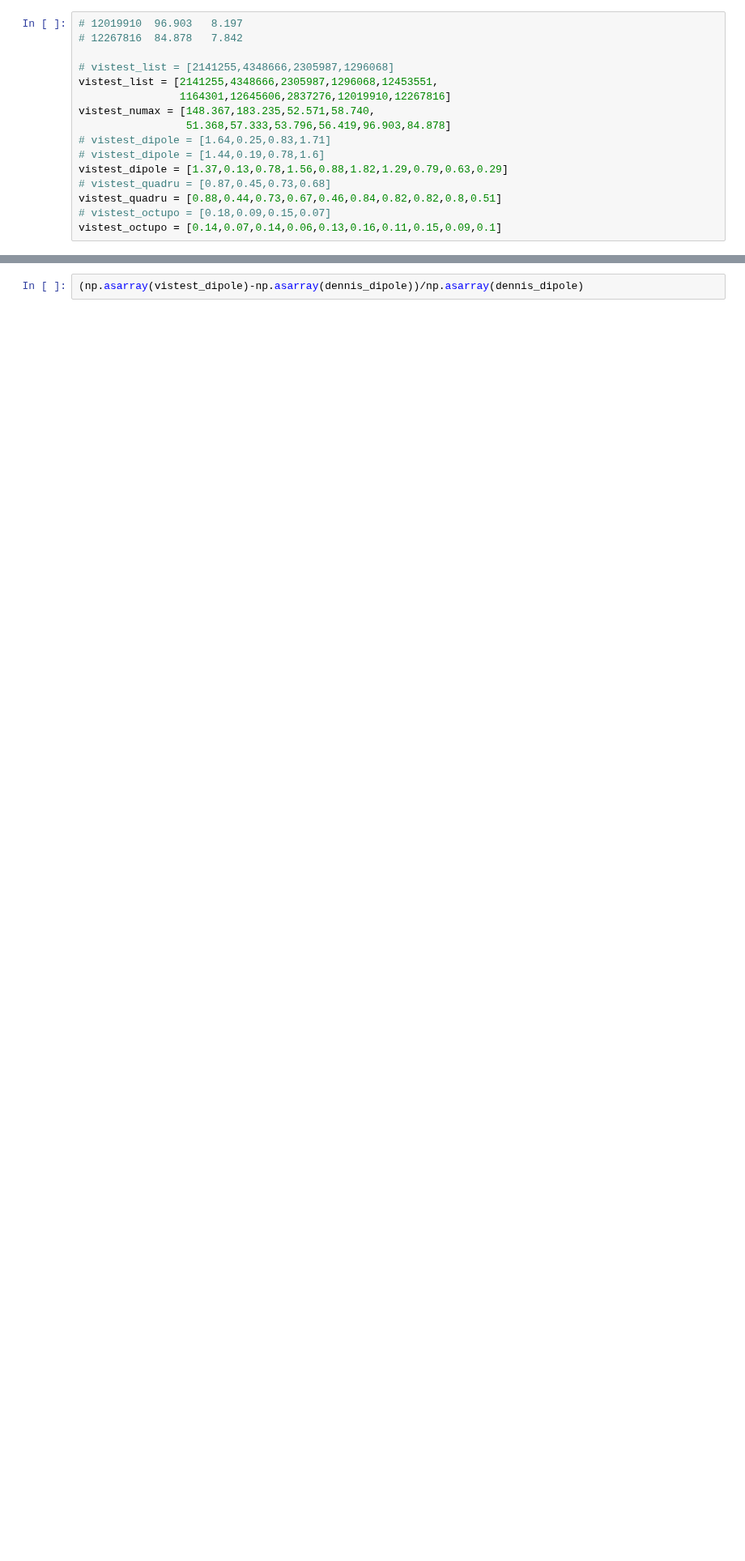
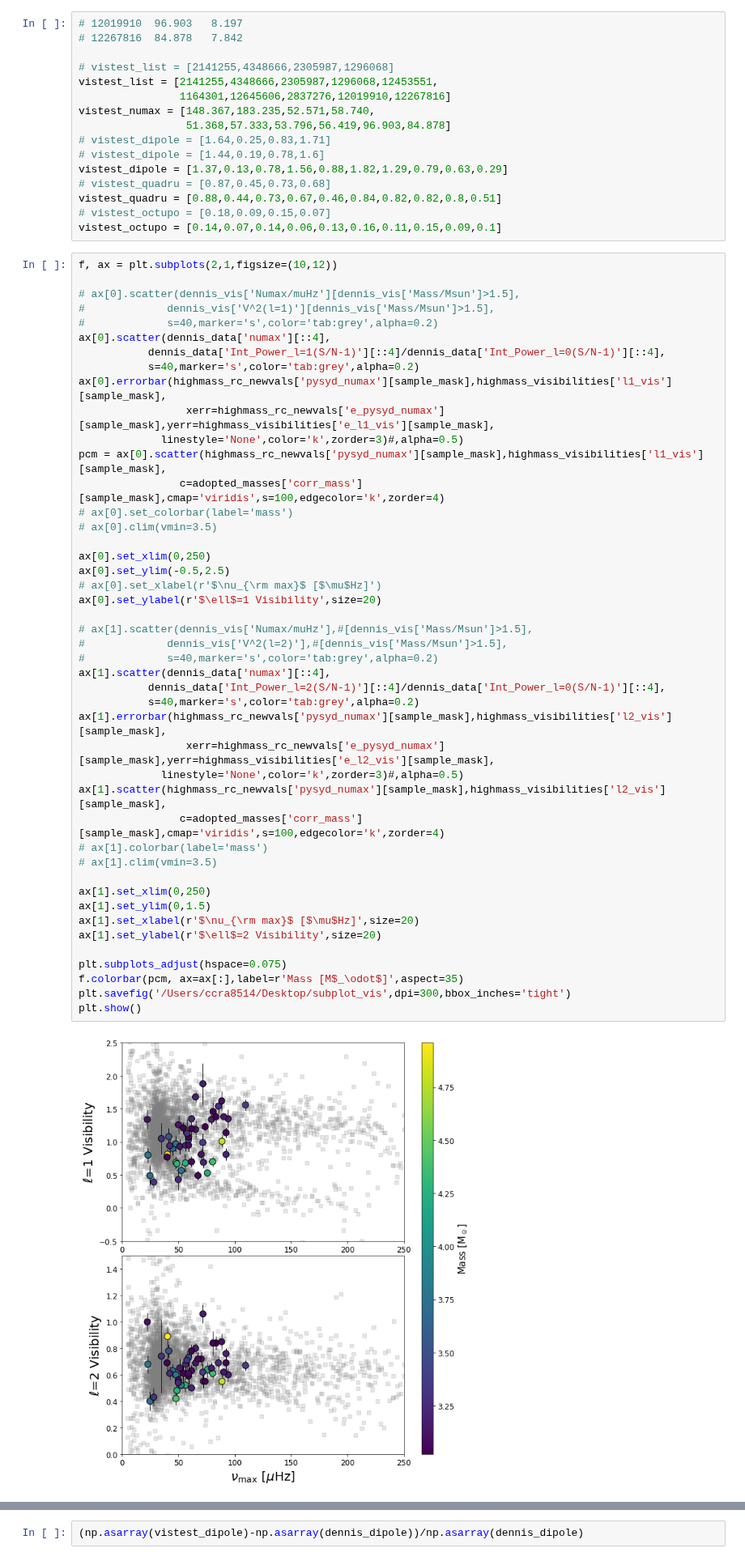
Before and after one commit to courtcraw/Notebooks, a Jupyter notebook: mode_visibilities.ipynb, the cells around one changed output, grey strips where cells are left out. Shown at 81% size. Drawn from its saved outputs; the diff is of its cells as text; blank space fills up the shorter version.

```diff
--- a/mode_visibilities.ipynb
+++ b/mode_visibilities.ipynb
@@ -256,6 +256,53 @@ vistest_dipole = [1.37,0.13,0.78,1.56,0.88,1.82,1.29,0.79,0.63,0.29]
 vistest_quadru = [0.88,0.44,0.73,0.67,0.46,0.84,0.82,0.82,0.8,0.51]
 # vistest_octupo = [0.18,0.09,0.15,0.07]
 vistest_octupo = [0.14,0.07,0.14,0.06,0.13,0.16,0.11,0.15,0.09,0.1]
+# %%
+f, ax = plt.subplots(2,1,figsize=(10,12))
+
+# ax[0].scatter(dennis_vis['Numax/muHz'][dennis_vis['Mass/Msun']>1.5],
+#             dennis_vis['V^2(l=1)'][dennis_vis['Mass/Msun']>1.5],
+#             s=40,marker='s',color='tab:grey',alpha=0.2)
+ax[0].scatter(dennis_data['numax'][::4],
+           dennis_data['Int_Power_l=1(S/N-1)'][::4]/dennis_data['Int_Power_l=0(S/N-1)'][::4],
+           s=40,marker='s',color='tab:grey',alpha=0.2)
+ax[0].errorbar(highmass_rc_newvals['pysyd_numax'][sample_mask],highmass_visibilities['l1_vis'][sample_mask],
+                 xerr=highmass_rc_newvals['e_pysyd_numax'][sample_mask],yerr=highmass_visibilities['e_l1_vis'][sample_mask],
+             linestyle='None',color='k',zorder=3)#,alpha=0.5)
+pcm = ax[0].scatter(highmass_rc_newvals['pysyd_numax'][sample_mask],highmass_visibilities['l1_vis'][sample_mask],
+                c=adopted_masses['corr_mass'][sample_mask],cmap='viridis',s=100,edgecolor='k',zorder=4)
+# ax[0].set_colorbar(label='mass')
+# ax[0].clim(vmin=3.5)
+
+ax[0].set_xlim(0,250)
+ax[0].set_ylim(-0.5,2.5)
+# ax[0].set_xlabel(r'$\nu_{\rm max}$ [$\mu$Hz]')
+ax[0].set_ylabel(r'$\ell$=1 Visibility',size=20)
+
+# ax[1].scatter(dennis_vis['Numax/muHz'],#[dennis_vis['Mass/Msun']>1.5],
+#             dennis_vis['V^2(l=2)'],#[dennis_vis['Mass/Msun']>1.5],
+#             s=40,marker='s',color='tab:grey',alpha=0.2)
+ax[1].scatter(dennis_data['numax'][::4],
+           dennis_data['Int_Power_l=2(S/N-1)'][::4]/dennis_data['Int_Power_l=0(S/N-1)'][::4],
+           s=40,marker='s',color='tab:grey',alpha=0.2)
+ax[1].errorbar(highmass_rc_newvals['pysyd_numax'][sample_mask],highmass_visibilities['l2_vis'][sample_mask],
+                 xerr=highmass_rc_newvals['e_pysyd_numax'][sample_mask],yerr=highmass_visibilities['e_l2_vis'][sample_mask],
+             linestyle='None',color='k',zorder=3)#,alpha=0.5)
+ax[1].scatter(highmass_rc_newvals['pysyd_numax'][sample_mask],highmass_visibilities['l2_vis'][sample_mask],
+                c=adopted_masses['corr_mass'][sample_mask],cmap='viridis',s=100,edgecolor='k',zorder=4)
+# ax[1].colorbar(label='mass')
+# ax[1].clim(vmin=3.5)
+
+ax[1].set_xlim(0,250)
+ax[1].set_ylim(0,1.5)
+ax[1].set_xlabel(r'$\nu_{\rm max}$ [$\mu$Hz]',size=20)
+ax[1].set_ylabel(r'$\ell$=2 Visibility',size=20)
+
+plt.subplots_adjust(hspace=0.075)
+f.colorbar(pcm, ax=ax[:],label=r'Mass [M$_\odot$]',aspect=35)
+plt.savefig('/Users/ccra8514/Desktop/subplot_vis',dpi=300,bbox_inches='tight')
+plt.show()
+# %% [output]
+[figure, added]
 # %%
 # plt.scatter(dennis_vis['Numax/muHz'],#[dennis_vis['Mass/Msun']>1.5],
 #             dennis_vis['V^2(l=1)'],#[dennis_vis['Mass/Msun']>1.5],
```
Also changed, not shown: parts of 2 cells of this notebook, 3 other files.
